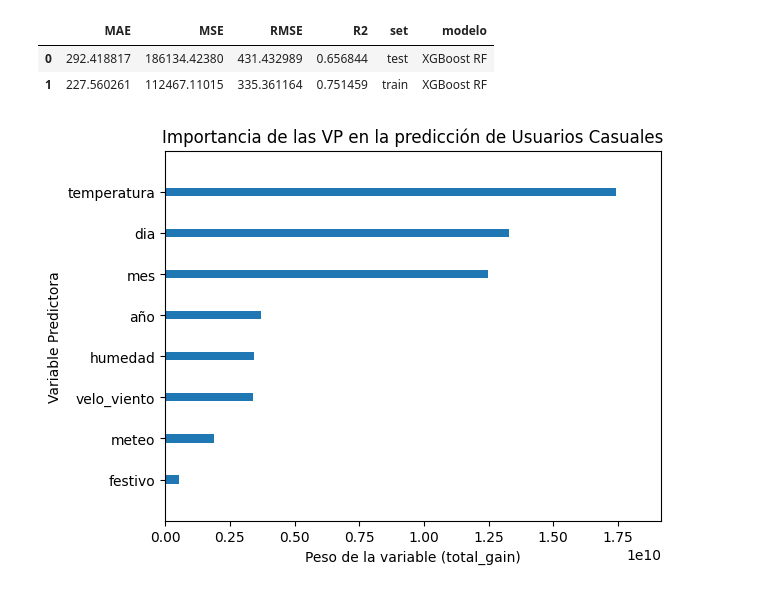
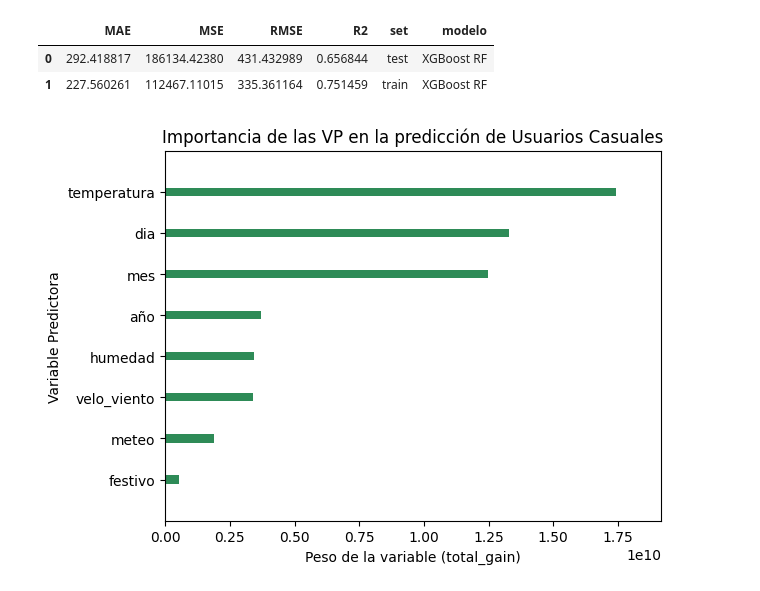
Before and after one commit to GriselleAlanis/project-da-promoE-module3-team1, a Jupyter notebook: Modelo_2_casuales/xgboost_casu.ipynb, the cells around one changed output. Saved outputs shown, nothing was run; the diff lists cells and outputs as text; code cells hidden in the pictures.

```diff
--- a/Modelo_2_casuales/xgboost_casu.ipynb
+++ b/Modelo_2_casuales/xgboost_casu.ipynb
@@ -85,8 +85,8 @@ xgbrf_results
 | 0 | 292.418817 | 186134.42380 | 431.432989 | 0.656844 | test | XGBoost RF |
 | 1 | 227.560261 | 112467.11015 | 335.361164 | 0.751459 | train | XGBoost RF |
 # %%
-plot_importance(rf_xgb, importance_type= "total_gain", grid= False, show_values= False,
+plot_importance(rf_xgb, importance_type= "total_gain", grid= False, show_values= False, color = 'seagreen',
                 title= "Importancia de las VP en la predicción de Usuarios Casuales", xlabel= "Peso de la variable (total_gain)", ylabel= "Variable Predictora",
                 );
 # %% [output]
-[figure, old version]
+[figure, new version]
```
Also changed, not shown: 3 other files.
